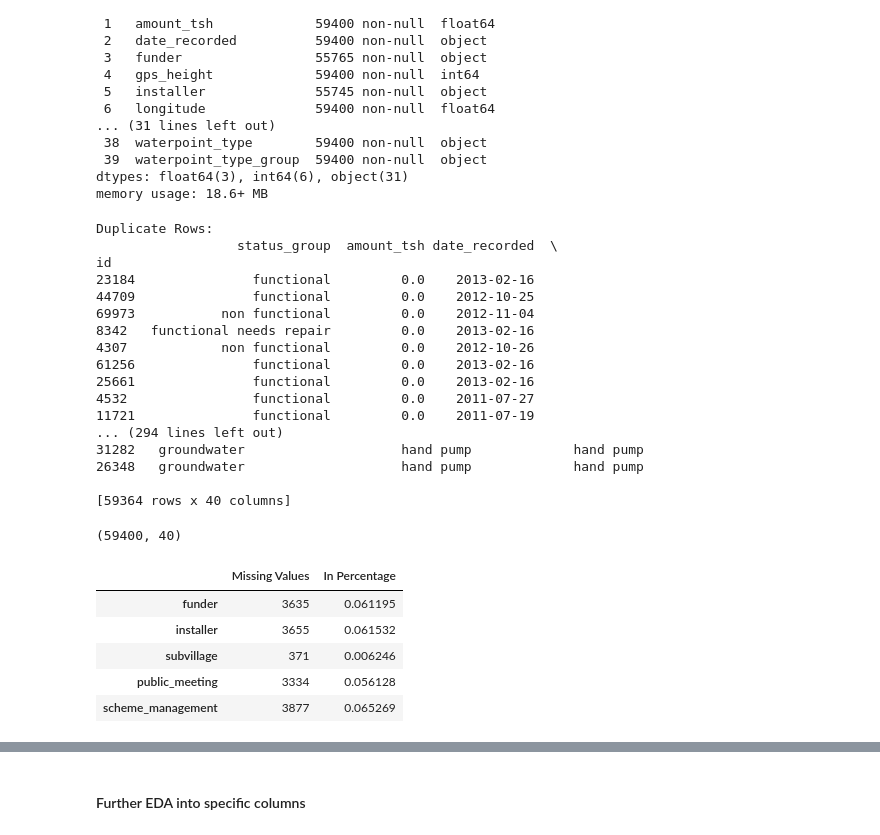
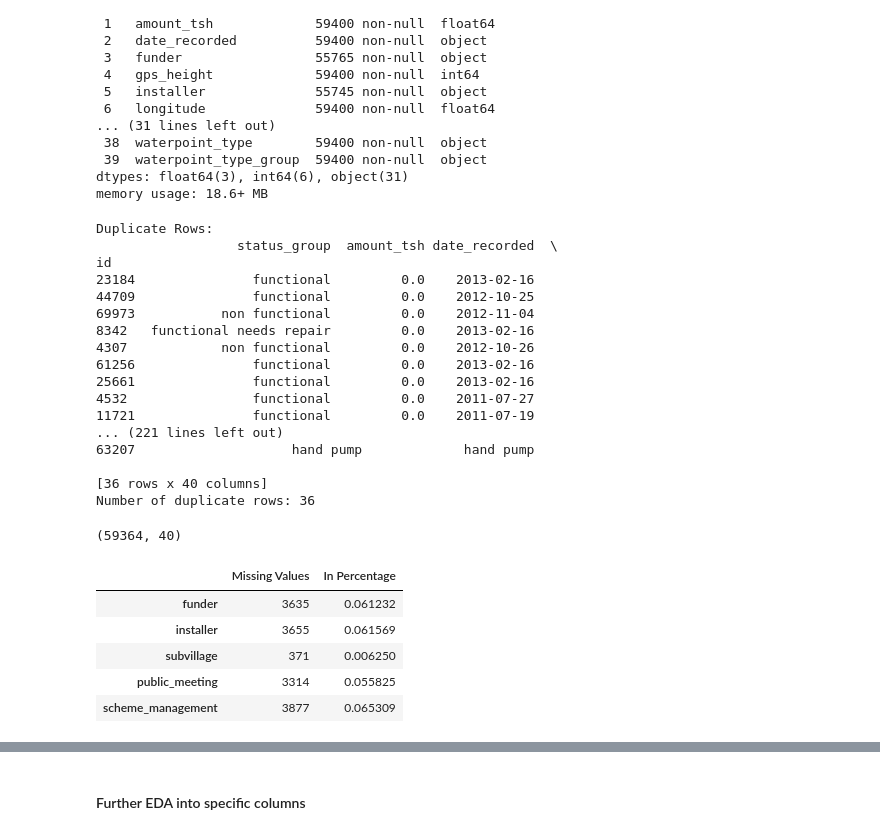
Before and after one commit to ENyawera/ML-Classification-project, a Jupyter notebook: notebook.ipynb, the cells around one changed output, grey strips where cells are left out. Cells and saved outputs as stored; diff of their text form; code cells hidden in the pictures.

```diff
--- a/notebook.ipynb
+++ b/notebook.ipynb
@@ -183,7 +183,6 @@ memory usage: 18.6+ MB
 # %%
 #checking for duplicates
 
-#  Checking for duplicates
 duplicate_rows = train_df[train_df.duplicated()]
 
 # Displaying duplicate rows
@@ -195,11 +194,7 @@ duplicate_count = train_df.duplicated().sum()
 print(f"Number of duplicate rows: {duplicate_count}")
 
 # Dropping duplicates
-train_df_no_duplicates = train_df.drop_duplicates()
-
-# Displaying DataFrame after dropping duplicates
-print("\nDataFrame after dropping duplicates:")
-print(train_df_no_duplicates)
+train_df = train_df.drop_duplicates()
 # %% [output]
 Duplicate Rows:
                   status_group  amount_tsh date_recorded  \
@@ -213,39 +208,39 @@ id
 25661               functional         0.0    2013-02-16
 4532                functional         0.0    2011-07-27
 11721               functional         0.0    2011-07-19
-... (294 lines left out)
-31282   groundwater                    hand pump             hand pump
-26348   groundwater                    hand pump             hand pump
+... (221 lines left out)
+63207                    hand pump             hand pump
 
-[59364 rows x 40 columns]
+[36 rows x 40 columns]
+Number of duplicate rows: 36
 # %%
 train_df.shape
 # %% [output]
-(59400, 40)
+(59364, 40)
 # %%
 # CHECKING MISSING DATA
 
 # function for identifying with missing values
 def missing_values(data):
     """
     Identify the missing values
     Drop values that have no missing values
     Return only dara with missing values
     """
     miss_val = data.isna().sum()
     percentage = (data.isna().sum() / len(data))
     missing_values = pd.DataFrame({"Missing Values": miss_val, "In Percentage": percentage})
     missing_values.drop(missing_values[missing_values["In Percentage"] == 0].index, inplace=True)
     return missing_values
-df = missing_values(train_df)
-df.head()
+train_df = missing_values(train_df)
+train_df.head()
 # %% [output]
 |  | Missing Values | In Percentage |
-| funder | 3635 | 0.061195 |
-| installer | 3655 | 0.061532 |
-| subvillage | 371 | 0.006246 |
-| public_meeting | 3334 | 0.056128 |
-| scheme_management | 3877 | 0.065269 |
+| funder | 3635 | 0.061232 |
+| installer | 3655 | 0.061569 |
+| subvillage | 371 | 0.006250 |
+| public_meeting | 3314 | 0.055825 |
+| scheme_management | 3877 | 0.065309 |
 # %%
 train_df = train_df.dropna()
 train_df.head()
```
Also changed, not shown: parts of 19 cells of this notebook, 5 other files.
